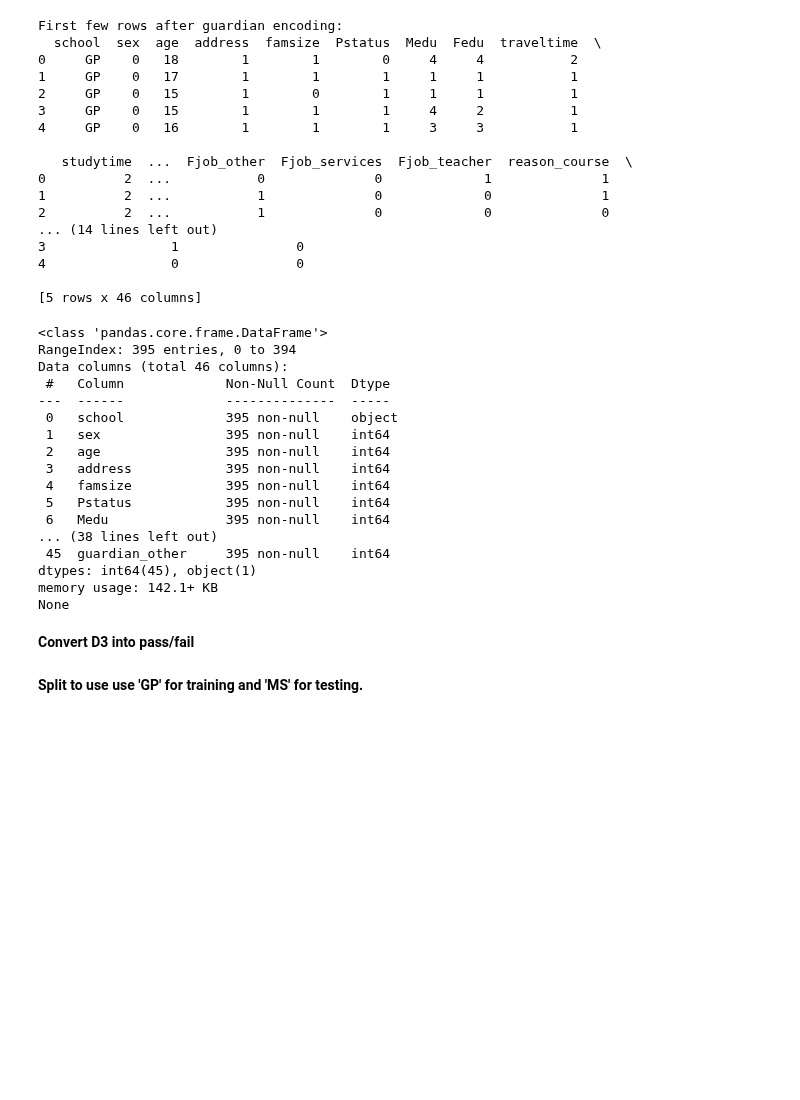
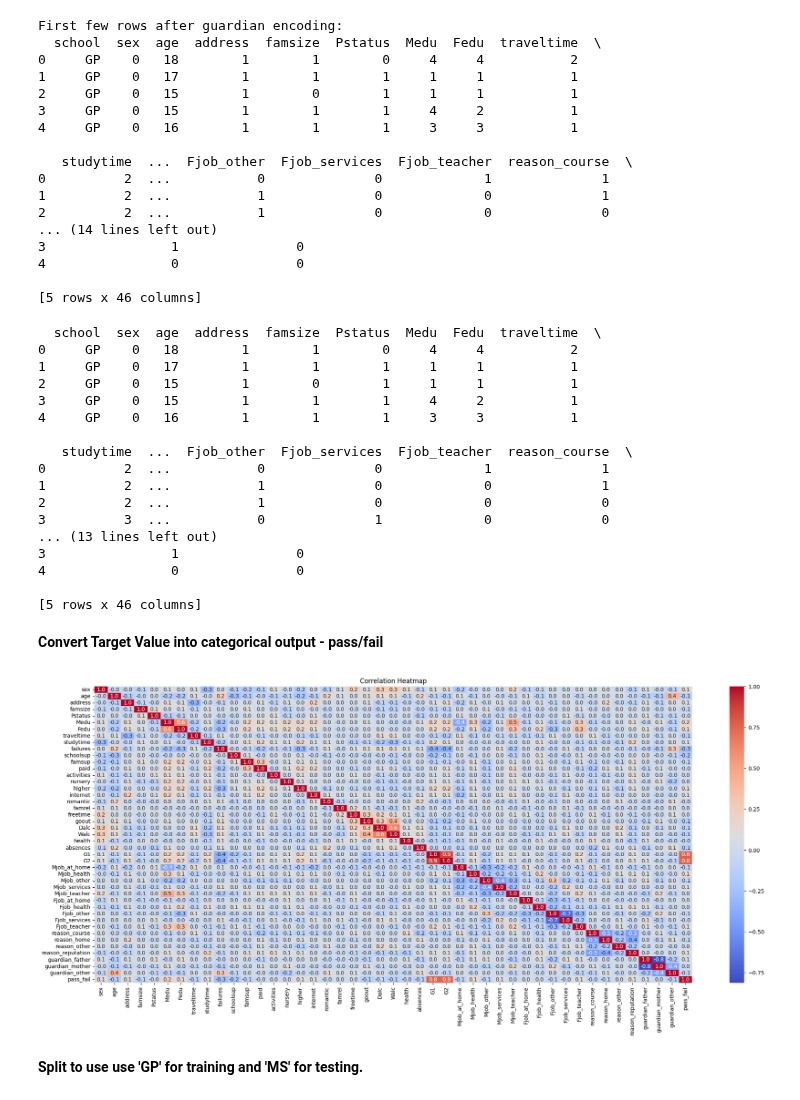
Before and after one commit to KAVYADINDI/StudentAcademicPerformancePrediction, a Jupyter notebook: test_student.ipynb, the cells around one changed output. Saved outputs shown, nothing was run; the diff lists cells and outputs as text; code cells hidden in the pictures; blank space fills up the shorter version.

Commit message:
Added visualizations for models

```diff
--- a/test_student.ipynb
+++ b/test_student.ipynb
@@ -574,30 +558,39 @@ First few rows after guardian encoding:
 
 [5 rows x 46 columns]
 # %%
-print(df.info())
+print(df.head())
 # %% [output]
-<class 'pandas.core.frame.DataFrame'>
-RangeIndex: 395 entries, 0 to 394
-Data columns (total 46 columns):
- #   Column             Non-Null Count  Dtype
----  ------             --------------  -----
- 0   school             395 non-null    object
- 1   sex                395 non-null    int64
- 2   age                395 non-null    int64
- 3   address            395 non-null    int64
- 4   famsize            395 non-null    int64
- 5   Pstatus            395 non-null    int64
- 6   Medu               395 non-null    int64
-... (38 lines left out)
- 45  guardian_other     395 non-null    int64
-dtypes: int64(45), object(1)
-memory usage: 142.1+ KB
-None
+  school  sex  age  address  famsize  Pstatus  Medu  Fedu  traveltime  \
+0     GP    0   18        1        1        0     4     4           2
+1     GP    0   17        1        1        1     1     1           1
+2     GP    0   15        1        0        1     1     1           1
+3     GP    0   15        1        1        1     4     2           1
+4     GP    0   16        1        1        1     3     3           1
+
+   studytime  ...  Fjob_other  Fjob_services  Fjob_teacher  reason_course  \
+0          2  ...           0              0             1              1
+1          2  ...           1              0             0              1
+2          2  ...           1              0             0              0
+3          3  ...           0              1             0              0
+... (13 lines left out)
+3                1               0
+4                0               0
+
+[5 rows x 46 columns]
 # %% [markdown]
-**Convert D3 into pass/fail**
+**Convert Target Value into categorical output - pass/fail**
 # %%
 df['pass_fail'] = df['G3'].apply(lambda x: 1 if x >= 12 else 0)
 df.drop(columns=['G3'], inplace=True)
+# %%
+num_cols = df.select_dtypes(include=np.number).columns
+
+plt.figure(figsize=(25, 10))
+sns.heatmap(df[num_cols].corr(), annot=True, cmap='coolwarm', fmt=".1f")
+plt.title("Correlation Heatmap")
+plt.show()
+# %% [output]
+[figure, added]
 # %% [markdown]
 **Split to use use 'GP' for training and 'MS' for testing.**
 # %%
```
Also changed, not shown: parts of 29 cells of this notebook.
